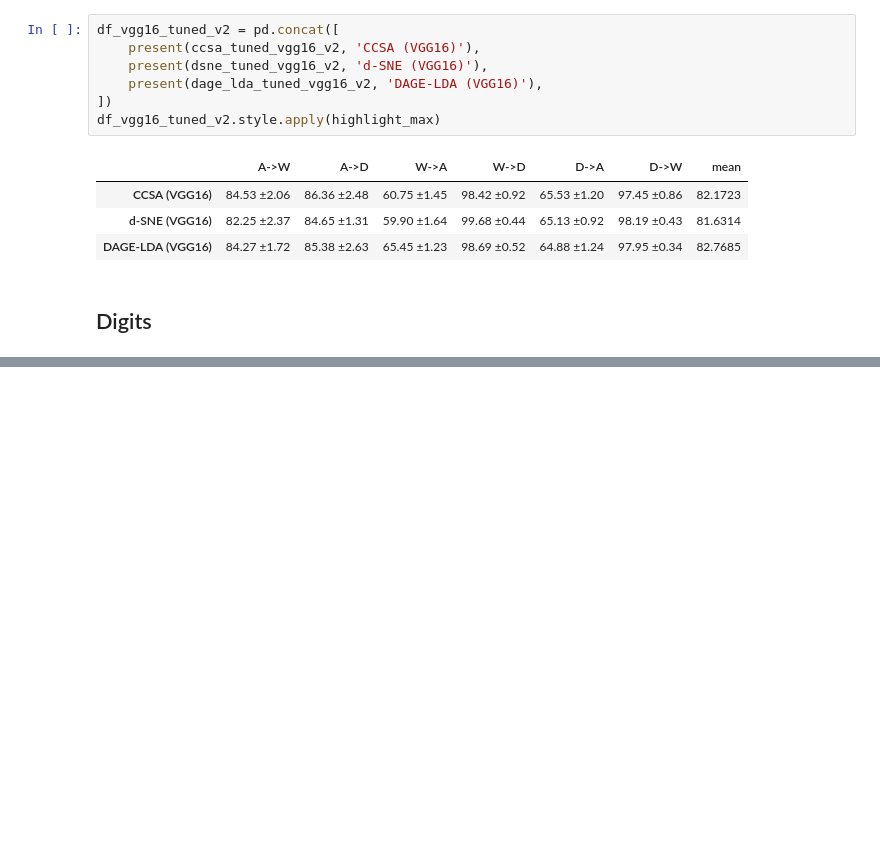
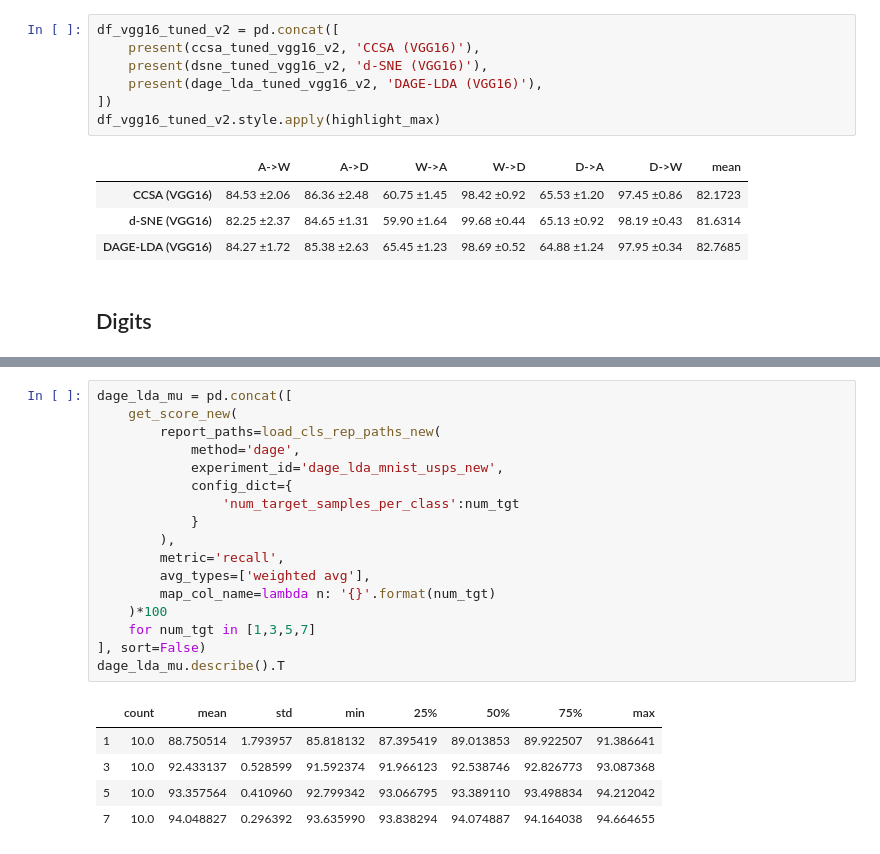
Before and after one commit to LukasHedegaard/dage, a Jupyter notebook: notebooks/test-eval.ipynb, the cells around one changed output, grey strips where cells are left out. Saved outputs shown, nothing was run; the diff lists cells and outputs as text; blank space fills up the shorter version.

```diff
--- a/notebooks/test-eval.ipynb
+++ b/notebooks/test-eval.ipynb
@@ -568,0 +615,23 @@ df_vgg16_tuned_v2.style.apply(highlight_max)
+# %%
+dage_lda_mu = pd.concat([
+    get_score_new(
+        report_paths=load_cls_rep_paths_new(
+            method='dage',
+            experiment_id='dage_lda_mnist_usps_new',
+            config_dict={
+                'num_target_samples_per_class':num_tgt
+            }
+        ),
+        metric='recall',
+        avg_types=['weighted avg'],
+        map_col_name=lambda n: '{}'.format(num_tgt)
+    )*100
+    for num_tgt in [1,3,5,7]
+], sort=False)
+dage_lda_mu.describe().T
+# %% [output]
+|  | count | mean | std | min | 25% | 50% | 75% | max |
+| 1 | 10.0 | 88.750514 | 1.793957 | 85.818132 | 87.395419 | 89.013853 | 89.922507 | 91.386641 |
+| 3 | 10.0 | 92.433137 | 0.528599 | 91.592374 | 91.966123 | 92.538746 | 92.826773 | 93.087368 |
+| 5 | 10.0 | 93.357564 | 0.410960 | 92.799342 | 93.066795 | 93.389110 | 93.498834 | 94.212042 |
+| 7 | 10.0 | 94.048827 | 0.296392 | 93.635990 | 93.838294 | 94.074887 | 94.164038 | 94.664655 |
```
Also changed, not shown: parts of 4 cells of this notebook.
